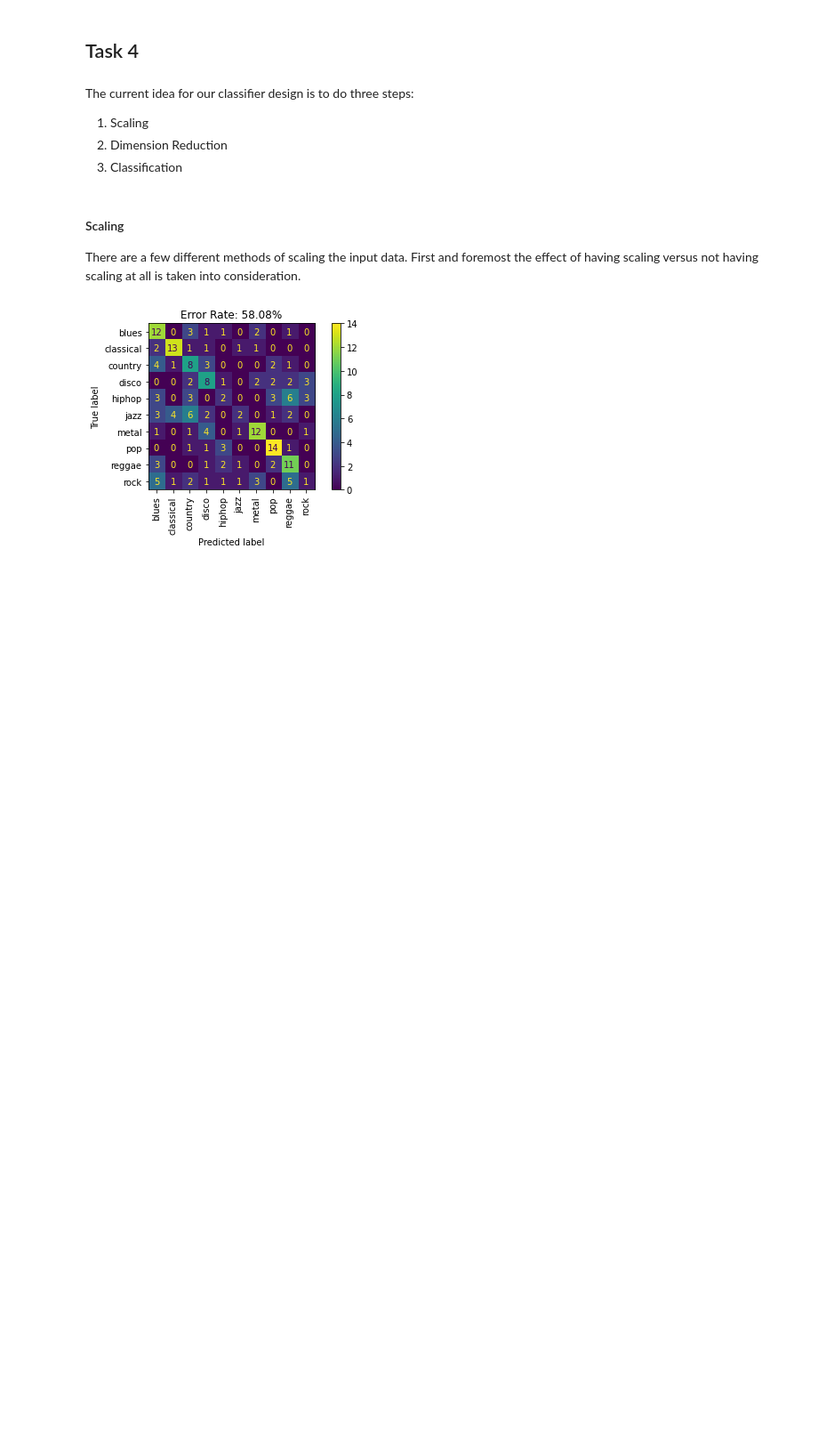
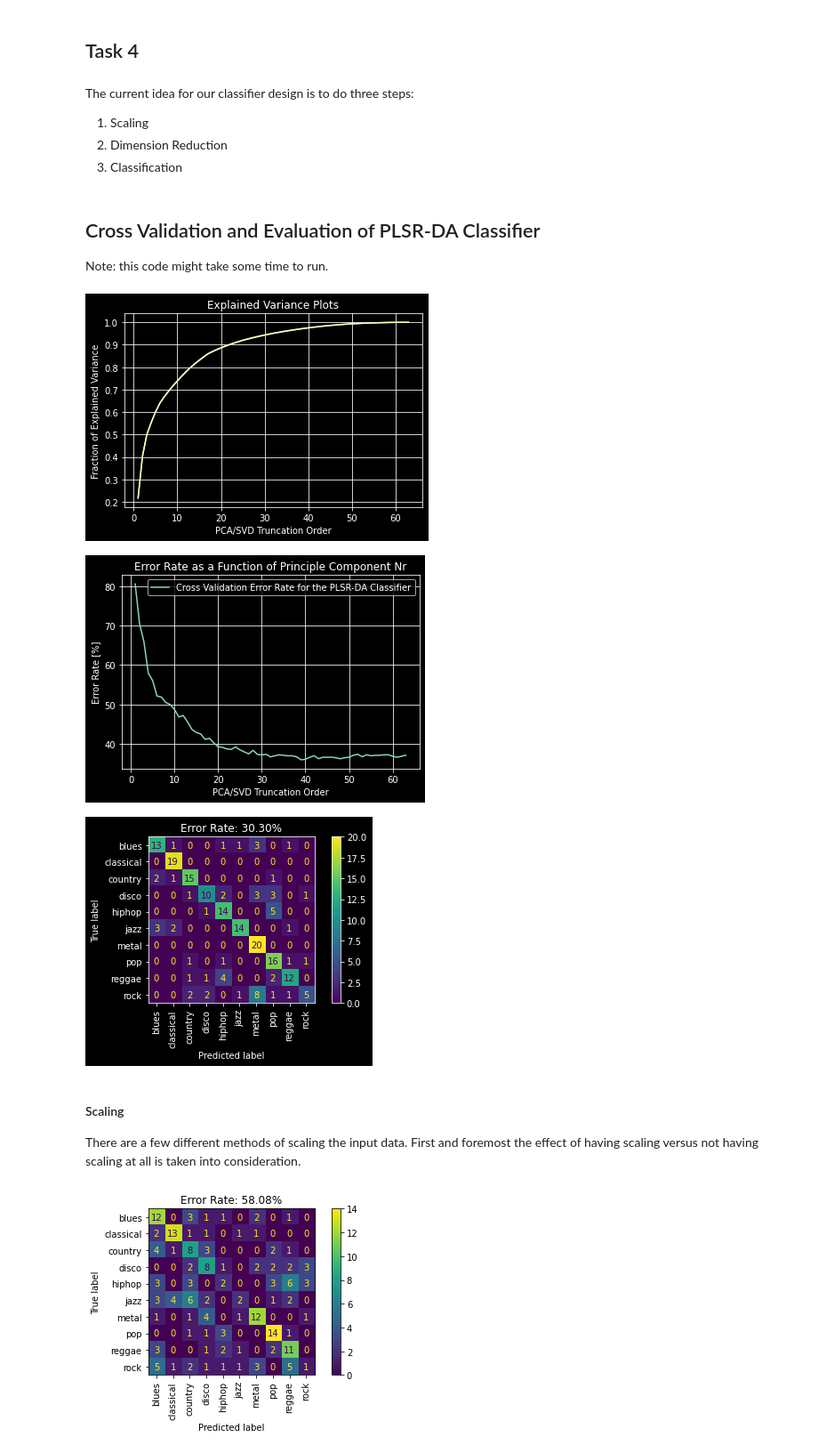
Before and after one commit to nicbres/ttt4275-music-classification, a Jupyter notebook: run.ipynb, the cells around one changed output. Shown: that part at 89% size. Drawn from its saved outputs; the diff is of its cells as text; code cells hidden in the pictures; blank space fills up the shorter version.

Commit message:
Task04 run (#26)
* Add solution to task4 in task04 script

* Add task3 and task4 results to run notebook

```diff
--- a/run.ipynb
+++ b/run.ipynb
@@ -250,6 +281,45 @@ The current idea for our classifier design is to do three steps:
 1. Scaling
 2. Dimension Reduction
 3. Classification
+# %% [markdown]
+## Cross Validation and Evaluation of PLSR-DA Classifier
+Note: this code might take some time to run.
+# %%
+from task04 import validate_plsr_da
+
+data_version = source.data_handling.GENRE_CLASS_DATA_30S
+data_frame = source.data_handling.read_genre_class_data(data_version)
+
+scaled_data_frame = copy.deepcopy(data_frame)
+scaler = sklearn.preprocessing.StandardScaler()
+scaler.fit(data_frame[source.mappings.MUSIC_FEATURES_ALL])
+
+scaled_data_frame[source.mappings.MUSIC_FEATURES_ALL] = scaler.transform(scaled_data_frame[source.mappings.MUSIC_FEATURES_ALL])
+genres = list(source.mappings.GENRES.values())
+
+training_data, test_data = source.data_handling.prepare_data(
+            data_frame=scaled_data_frame,
+            features=source.mappings.MUSIC_FEATURES_ALL,
+        )
+
+CV_vars = source.descriptive_statistics.cross_validate_pca(training_x=training_data.x, training_y=training_data.y, nr_segments=5)
+Scores, P, singular_values, cum_var = source.descriptive_statistics.perform_PCA(training_data.x)
+
+principle_components_PIs = validate_plsr_da(training_set=training_data)
+
+# Plots for evaluation
+source.plotting.task04_plots(cum_var=cum_var, CV_vars=CV_vars, pc_PIs=principle_components_PIs)
+
+# PLSR_DA
+myClassifier = source.diy_classifiers.PLSR_DA(n_components=20)
+myClassifier.fit(training_data.x, training_data.y)
+
+y_genres_pred = myClassifier.predict(test_data=test_data.x)
+source.plotting.confusion_matrix(test_data.y, y_genres_pred)
+# %% [output]
+[figure, added]
+[figure, added]
+[figure, added]
 # %% [markdown]
 #### Scaling
 There are a few different methods of scaling the input data. First and foremost the effect of having scaling versus not having scaling at all is taken into consideration.
```
Also changed, not shown: parts of 4 cells of this notebook, 5 other files.
